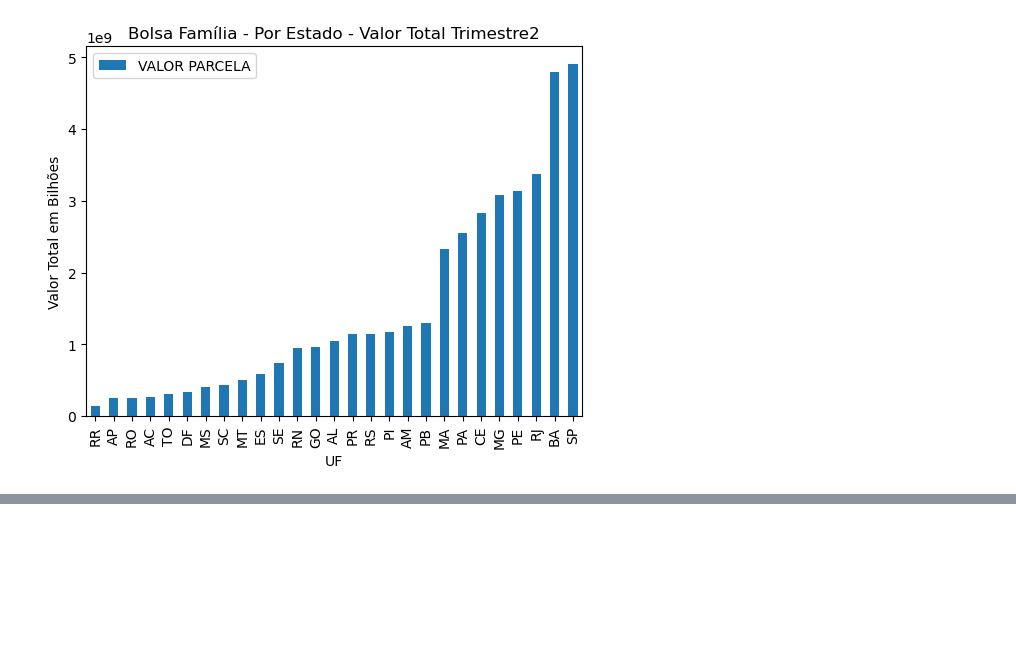
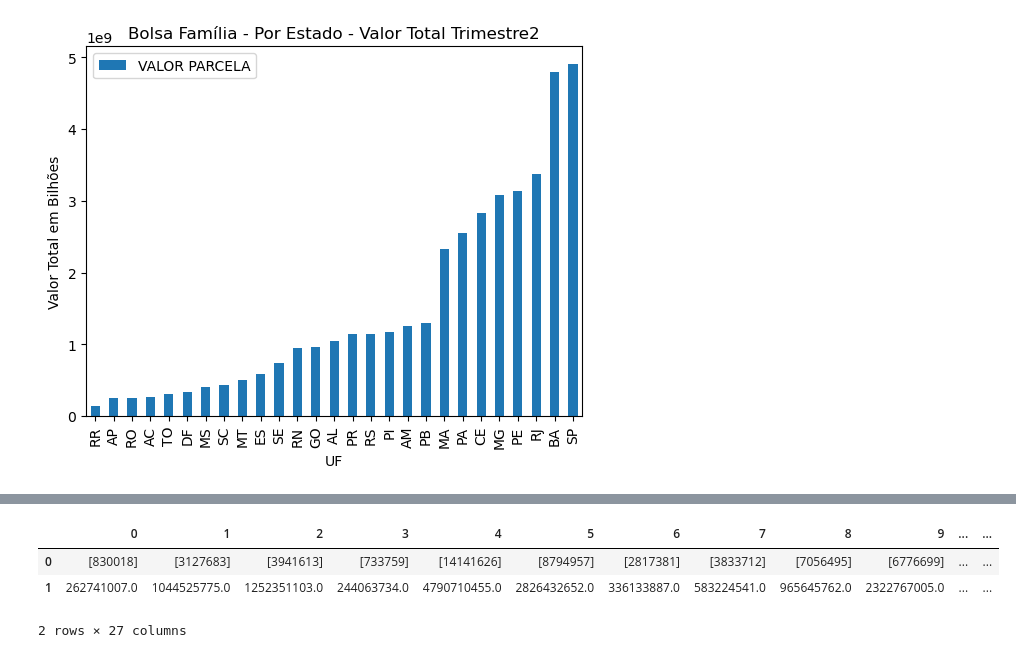
Before and after one commit to AnaCarolNeves/ProjetoFinalBigData, a Jupyter notebook: ProjetoFinal_parte2.ipynb, the cells around one changed output, grey strips where cells are left out. Cells and saved outputs as stored; diff of their text form; code cells hidden in the pictures; blank space fills up the shorter version.

```diff
--- a/ProjetoFinal_parte2.ipynb
+++ b/ProjetoFinal_parte2.ipynb
@@ -103,0 +246,9 @@ plt.show()
+# %%
+dados=[coluna_2022, coluna_valor]
+df_dados=pd.DataFrame(dados)
+display(df_dados)
+# %% [output]
+|  | 0 | 1 | 2 | 3 | 4 | 5 | 6 | 7 | 8 | 9 | ... | ... |
+| 0 | [830018] | [3127683] | [3941613] | [733759] | [14141626] | [8794957] | [2817381] | [3833712] | [7056495] | [6776699] | ... | ... |
+| 1 | 262741007.0 | 1044525775.0 | 1252351103.0 | 244063734.0 | 4790710455.0 | 2826432652.0 | 336133887.0 | 583224541.0 | 965645762.0 | 2322767005.0 | ... | ... |
+2 rows × 27 columns
```
Also changed, not shown: parts of 11 cells of this notebook.
